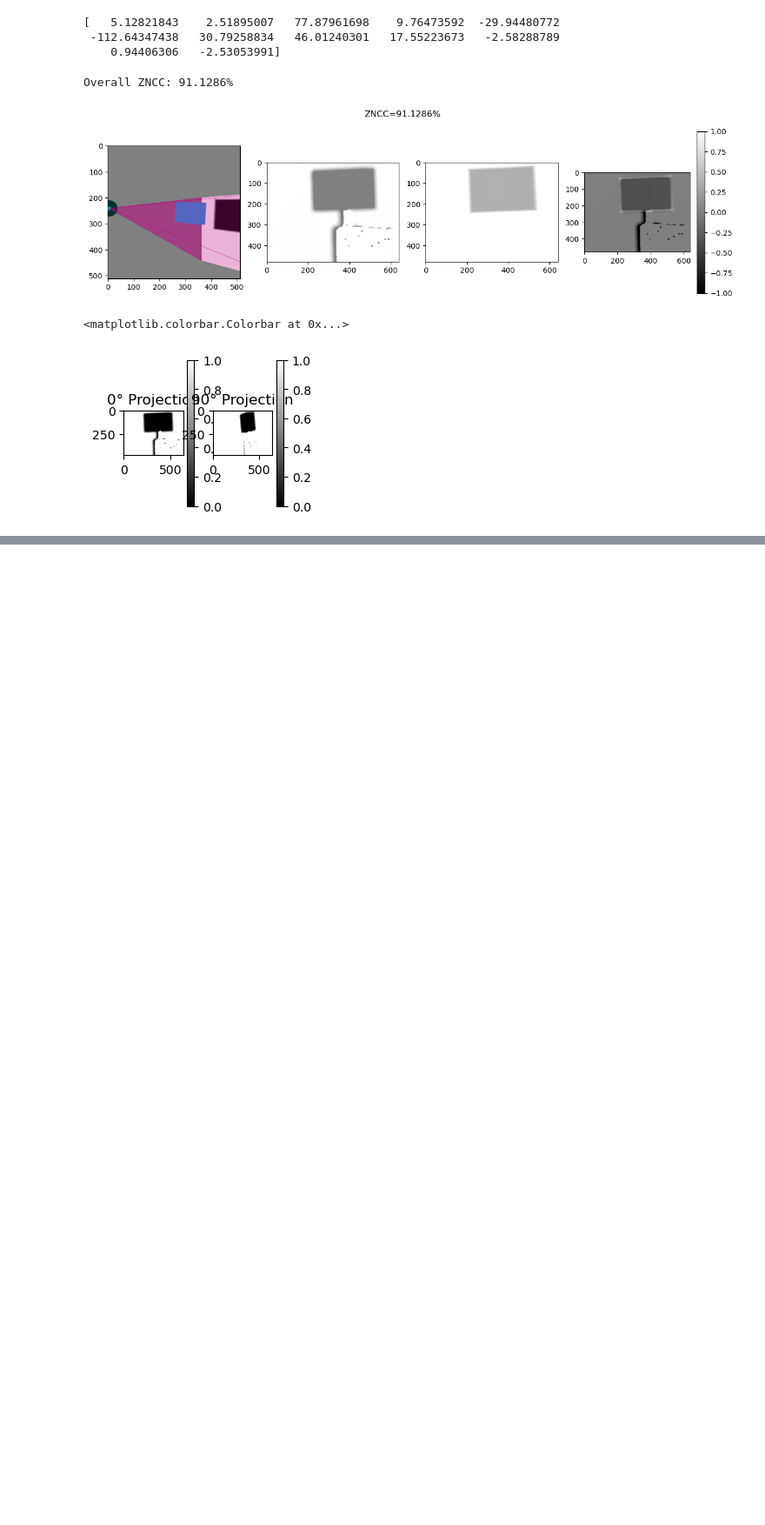
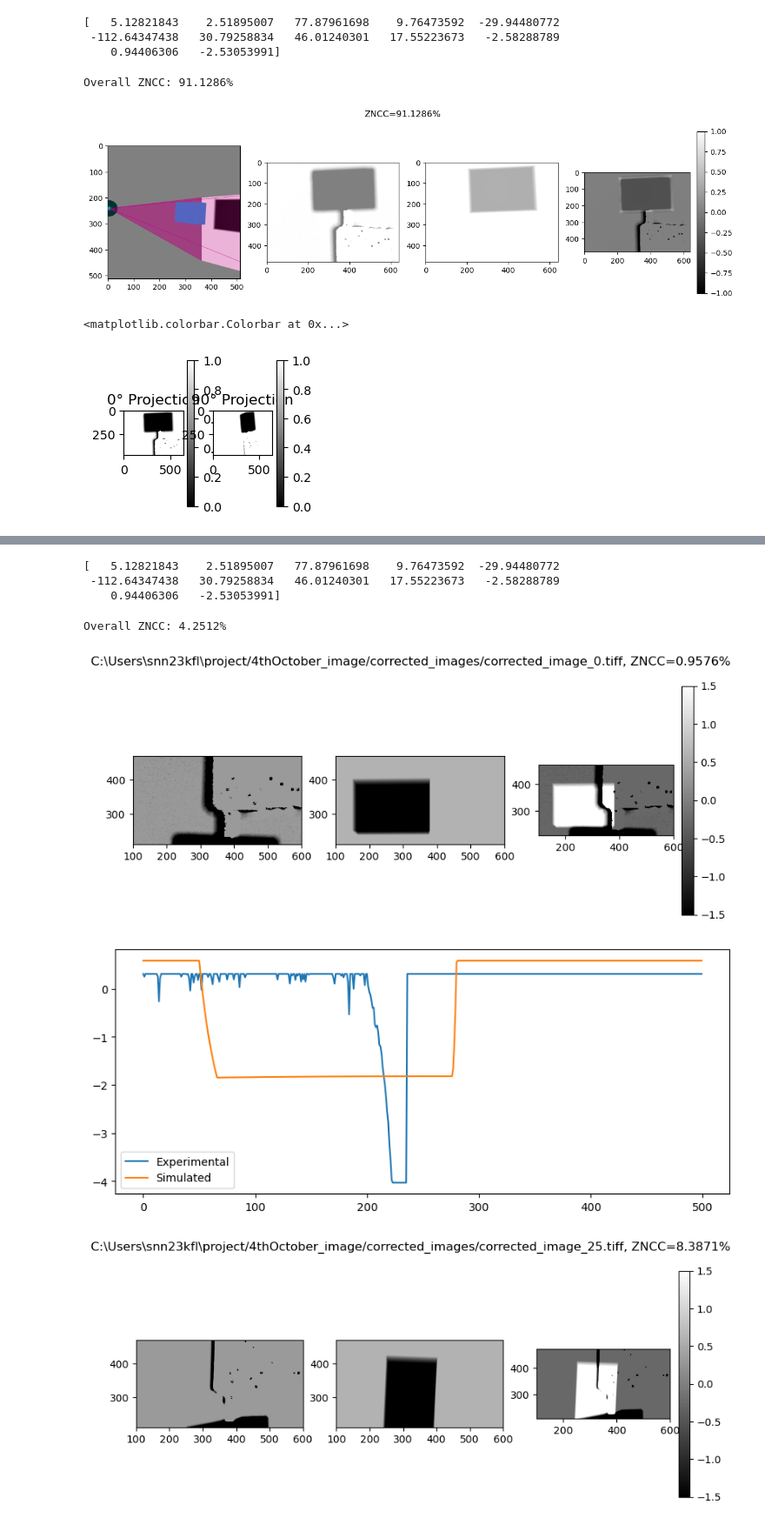
Before and after one commit to Sunday-nwokolo/MyProjects, a Jupyter notebook: One projection.ipynb, the cells around one changed output, grey strips where cells are left out. Shown at 87% size. Saved outputs shown, nothing was run; the diff lists cells and outputs as text; code cells hidden in the pictures; blank space fills up the shorter version.

```diff
--- a/One projection.ipynb
+++ b/One projection.ipynb
@@ -882,0 +872,29 @@ displayResult(x_best)
+# %%
+opts = cma.CMAOptions()
+opts.set('tolfun', 1e-3);
+opts['tolx'] = 1e-3;
+opts['bounds'] = [6*[-2], 6*[2]];
+
+if not os.path.exists(current_folder + "/x_best2.dat"):
+    start_time = time.time();
+    es = cma.CMAEvolutionStrategy([6*[0.0]], 0.5, opts);
+    es.optimize(fitness);
+    elapsed_time = time.time() - start_time
+
+    x_best2 = es.result.xbest
+    np.savetxt(current_folder + "/x_best2.dat", x_best2)
+else:
+    x_best12 = np.loadtxt(current_folder + "/x_best2.dat")
+# %%
+print(x_best2)
+# %% [output]
+[   5.12821843    2.51895007   77.87961698    9.76473592  -29.94480772
+ -112.64347438   30.79258834   46.01240301   17.55223673   -2.58288789
+    0.94406306   -2.53053991]
+# %%
+displayResult(x_best2)
+# %% [output]
+Overall ZNCC: 4.2512%
+[figure, added]
+[figure, added]
+[figure, added]
```
Also changed, not shown: parts of 54 cells of this notebook.
